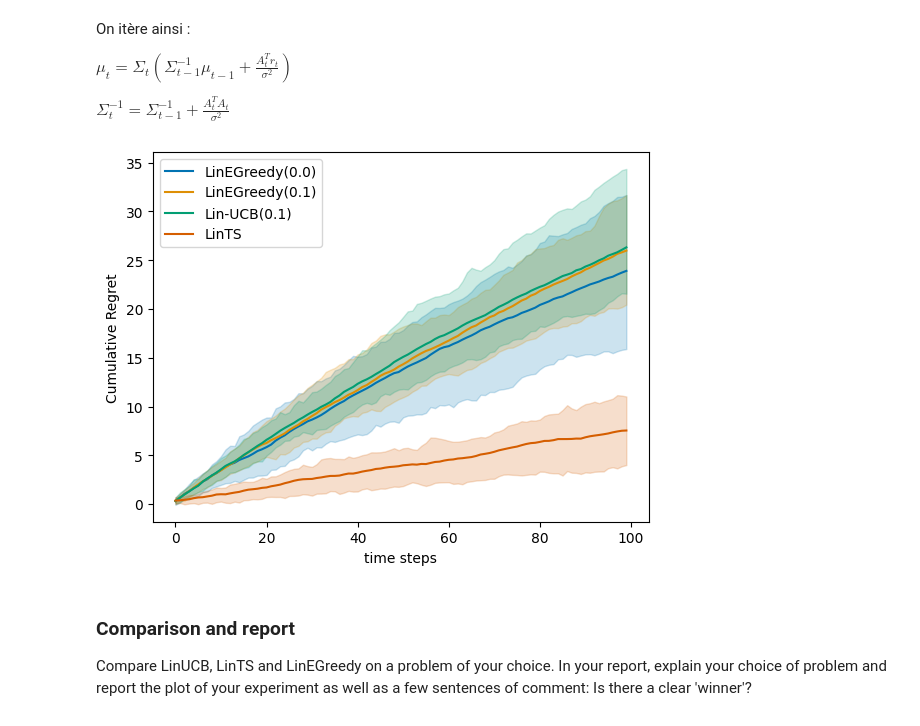
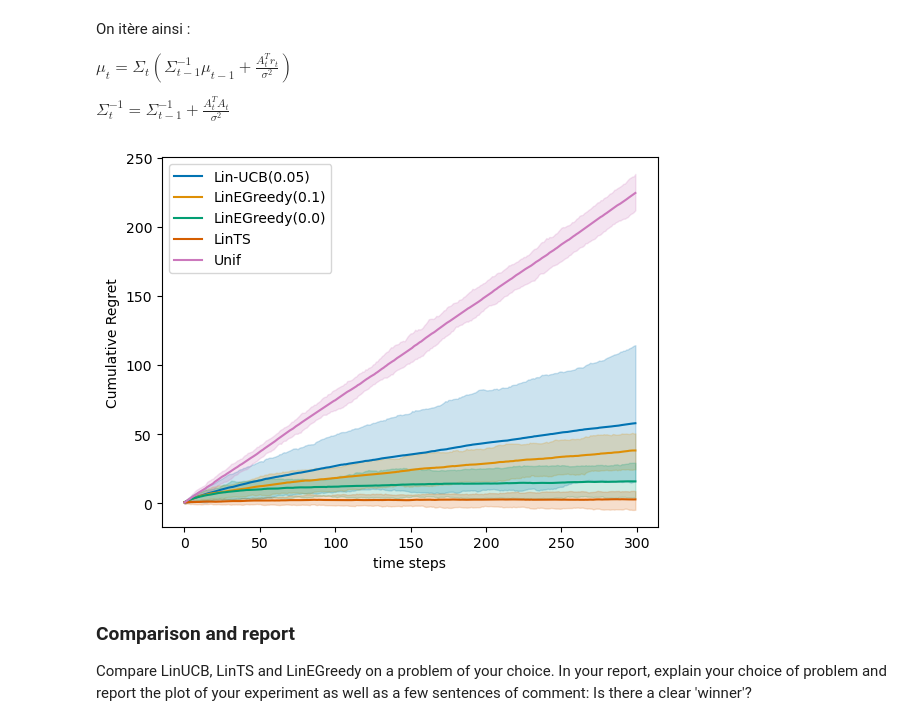
Before and after one commit to gregoirebechade/hw_rl, a Jupyter notebook: StochasticLinearBandits2024_companion_TBC.ipynb, the cells around one changed output. Saved outputs shown, nothing was run; the diff lists cells and outputs as text; code cells hidden in the pictures.

```diff
--- a/StochasticLinearBandits2024_companion_TBC.ipynb
+++ b/StochasticLinearBandits2024_companion_TBC.ipynb
@@ -553,12 +530,12 @@ class LinUCB:
 # %% [markdown]
 ### Test against baselines
 # %%
-d = 50  # dimension
-K = 20 # number of arms
+d = 10  # dimension
+K = 8 # number of arms
 theta = ActionsGenerator(1,d).reshape(d) # another way of getting a 'random vector' (depends on your implementation)
 theta /= np.linalg.norm(theta)
 T = 300  # Finite Horizon
-N = 10  # Monte Carlo simulations
+N = 100  # Monte Carlo simulations
 delta = 0.1 # could be set directly in the algorithms
 sigma = 1.
 #choice of percentile display
@@ -698,29 +678,34 @@ class LinTS:
   def name(self):
     return 'LinTS'
 # %%
-d = 20  # dimension
-K = 10 # number of arms
+d = 3  # dimension
+K = 7 # number of arms
 theta = np.ones(d) # another way of getting a 'random vector' (depends on your implementation)
 theta /= np.linalg.norm(theta)
-T = 100  # Finite Horizon
-N = 30  # Monte Carlo simulations
-delta = 0.1 # could be set directly in the algorithms
+T = 300  # Finite Horizon
+N = 50  # Monte Carlo simulations
+delta = 0.05 # could be set directly in the algorithms
+lambda_reg=1
 sigma = 1.
 #choice of percentile display
 q = 10
 # policies
 
 linucb = LinUCB(d, delta, sigma=sigma, lambda_reg=1.)
 uniform = LinUniform()
 e_greedy = LinEpsilonGreedy(d, lambda_reg=1., eps=0.1)
+e_greedy_bis=LinEpsilonGreedy(d, lambda_reg=1., eps=0.3)
 greedy = LinEpsilonGreedy(d, lambda_reg=1., eps=0.)
+linucb1 = LinUCB(d, delta,  lambda_reg=1., sigma=0.5)
+linucb2 = LinUCB(d, delta,  lambda_reg=1., sigma=0.1)
+linucb3 = LinUCB(d, delta, lambda_reg=1., sigma=2.)
 lints= LinTS(d, sigma=sigma, lambda_reg=1.)
 
 iid_env= LinearBandit(theta, K, var=sigma**2)
-linucb_vs_greedy = experiment(iid_env, [greedy, e_greedy, linucb, lints], Nmc=N, T=T,pseudo_regret=True)
+linucb_vs_greedy = experiment(iid_env, [  linucb1, e_greedy, greedy, lints, uniform], Nmc=N, T=T,pseudo_regret=True)
 plot_regret(linucb_vs_greedy)
 # %% [output]
-[figure, old version]
+[figure, new version]
 # %% [markdown]
 ### Comparison and report
 
```
Also changed, not shown: parts of 11 cells of this notebook.
